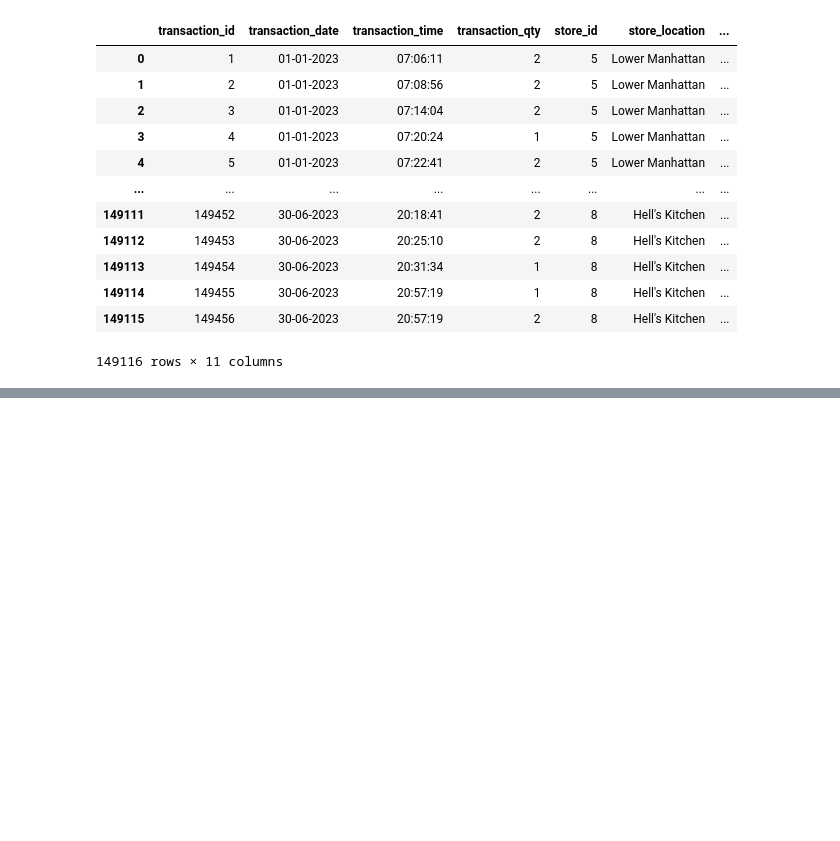
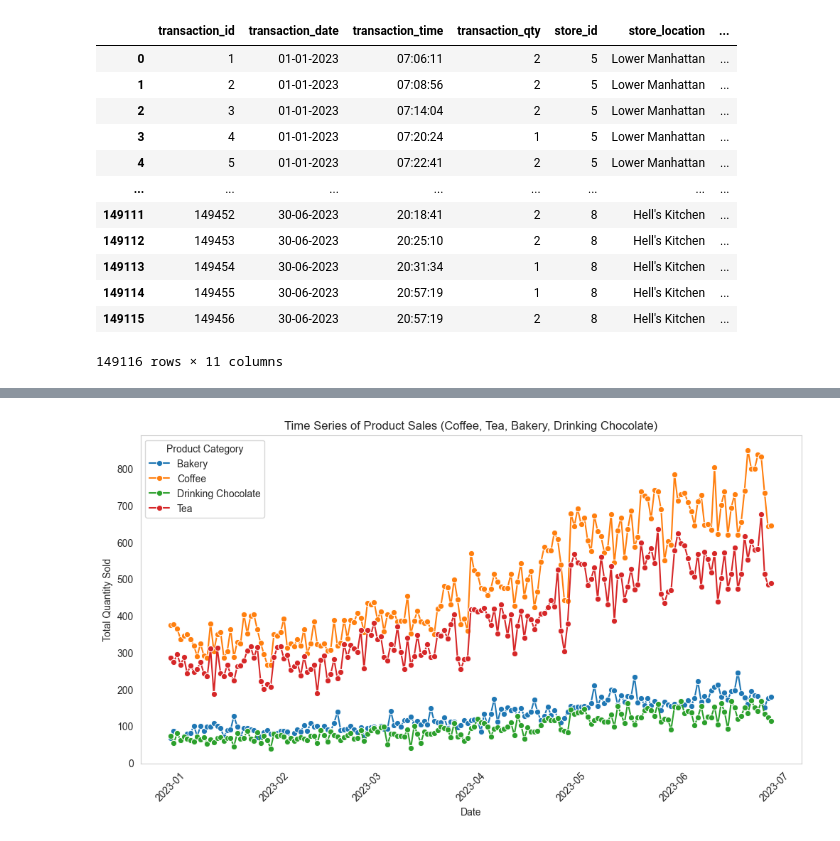
Before and after one commit to Darshan922000/Capstone-2, a Jupyter notebook: Notebook/ABI_EDA.ipynb, the cells around one changed output, grey strips where cells are left out. Saved outputs shown, nothing was run; the diff lists cells and outputs as text; code cells hidden in the pictures; blank space fills up the shorter version.

```diff
--- a/Notebook/ABI_EDA.ipynb
+++ b/Notebook/ABI_EDA.ipynb
@@ -43,0 +161,5 @@ pd.read
+# %%
+df_filtered = df[df["product_category"].isin(["Coffee", "Tea", "Bakery", "Drinking Chocolate"])]
+# %%
+# Aggregate total quantity sold per day per category
+df_grouped = df_filtered.groupby(["transaction_date", "product_category"])["transaction_qty"].sum().reset_index()
@@ -43,0 +170,15 @@ pd.read
+# %%
+# Plot time series using seaborn
+plt.figure(figsize=(12, 6))
+sns.lineplot(data=df_grouped, x="transaction_date", y="transaction_qty", hue="product_category", marker="o")
+
+# Formatting
+plt.xlabel("Date")
+plt.ylabel("Total Quantity Sold")
+plt.title("Time Series of Product Sales (Coffee, Tea, Bakery, Drinking Chocolate)")
+plt.xticks(rotation=45)
+plt.legend(title="Product Category")
+plt.grid()
+plt.show()
+# %% [output]
+[figure, added]
```
Also changed, not shown: parts of 47 cells of this notebook.
